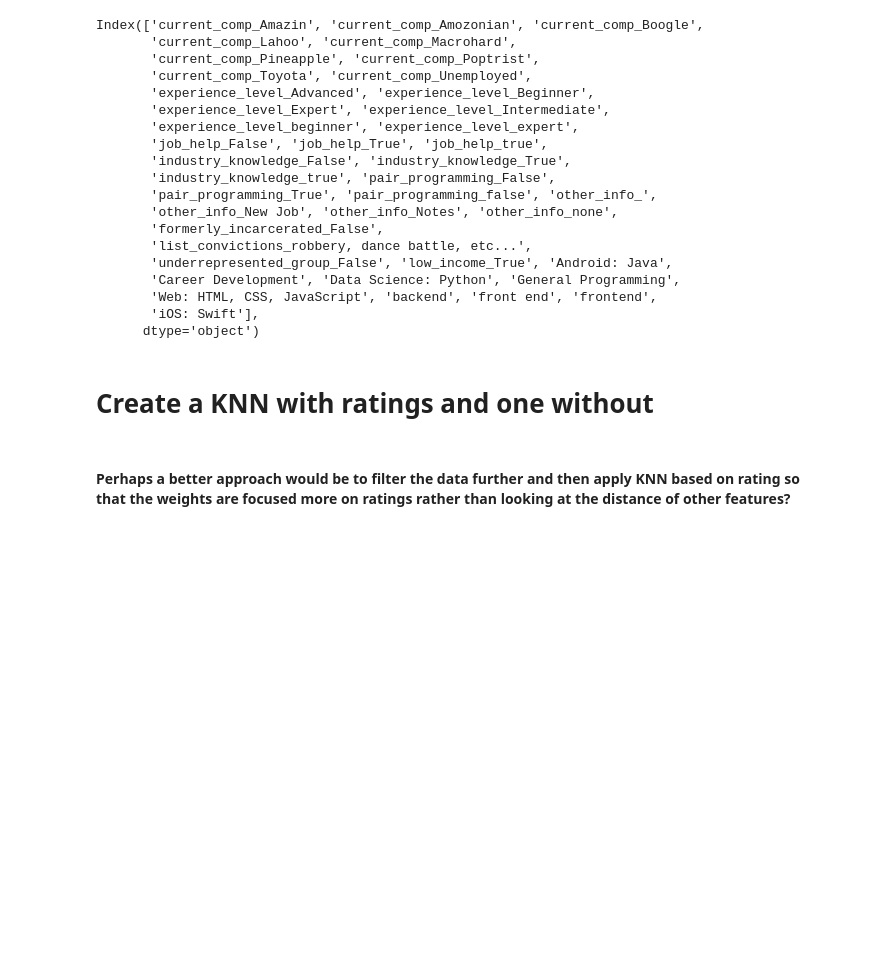
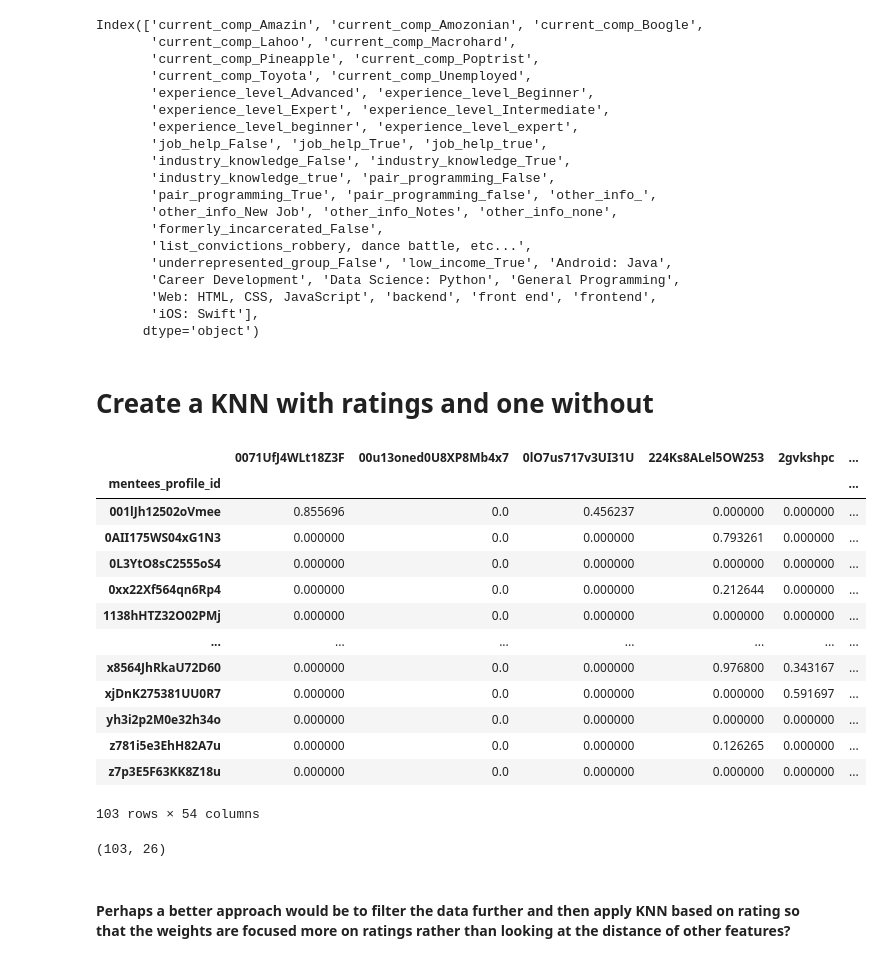
Before and after one commit to BloomTech-Labs/underdog-devs-ds-a, a Jupyter notebook: notebooks/KNN.ipynb, the cells around one changed output. Drawn from its saved outputs; the diff is of its cells as text; code cells hidden in the pictures; blank space fills up the shorter version.

Commit message:
fixed review matrix

```diff
--- a/notebooks/KNN.ipynb
+++ b/notebooks/KNN.ipynb
@@ -69,0 +80,2 @@ reviews = reviews.melt(ignore_index=False ,value_name='rating')
+# %%
+reviews = reviews.pivot(columns = 'mentors_profile_id', values = 'rating').fillna(0)
@@ -91,7 +105,7 @@ Index(['current_comp_Amazin', 'current_comp_Amozonian', 'current_comp_Boogle',
       dtype='object')
 # %%
 #merge the reviews on profile id
-combined = reviews.merge(mentees, left_index=True, right_index=True, how = 'left')
+combined = reviews.merge(mentees, left_index=True, right_index=True)
 # %%
 #KNN model
 def create_model(df, neighbors_number):
@@ -101,3 +115,24 @@ def create_model(df, neighbors_number):
     return model
 # %% [markdown]
 # Create a KNN with ratings and one without
+# %%
+combined
+# %% [output]
+|  | 0071UfJ4WLt18Z3F | 00u13oned0U8XP8Mb4x7 | 0lO7us717v3UI31U | 224Ks8ALel5OW253 | 2gvkshpc | ... |
+| mentees_profile_id |  |  |  |  |  | ... |
+| 001lJh12502oVmee | 0.855696 | 0.0 | 0.456237 | 0.000000 | 0.000000 | ... |
+| 0AII175WS04xG1N3 | 0.000000 | 0.0 | 0.000000 | 0.793261 | 0.000000 | ... |
+| 0L3YtO8sC2555oS4 | 0.000000 | 0.0 | 0.000000 | 0.000000 | 0.000000 | ... |
+| 0xx22Xf564qn6Rp4 | 0.000000 | 0.0 | 0.000000 | 0.212644 | 0.000000 | ... |
+| 1138hHTZ32O02PMj | 0.000000 | 0.0 | 0.000000 | 0.000000 | 0.000000 | ... |
+| ... | ... | ... | ... | ... | ... | ... |
+| x8564JhRkaU72D60 | 0.000000 | 0.0 | 0.000000 | 0.976800 | 0.343167 | ... |
+| xjDnK275381UU0R7 | 0.000000 | 0.0 | 0.000000 | 0.000000 | 0.591697 | ... |
+| yh3i2p2M0e32h34o | 0.000000 | 0.0 | 0.000000 | 0.000000 | 0.000000 | ... |
+| z781i5e3EhH82A7u | 0.000000 | 0.0 | 0.000000 | 0.126265 | 0.000000 | ... |
+| z7p3E5F63KK8Z18u | 0.000000 | 0.0 | 0.000000 | 0.000000 | 0.000000 | ... |
+103 rows × 54 columns
+# %%
+mentees.shape
+# %% [output]
+(103, 26)
```
Also changed, not shown: parts of 15 cells of this notebook.
